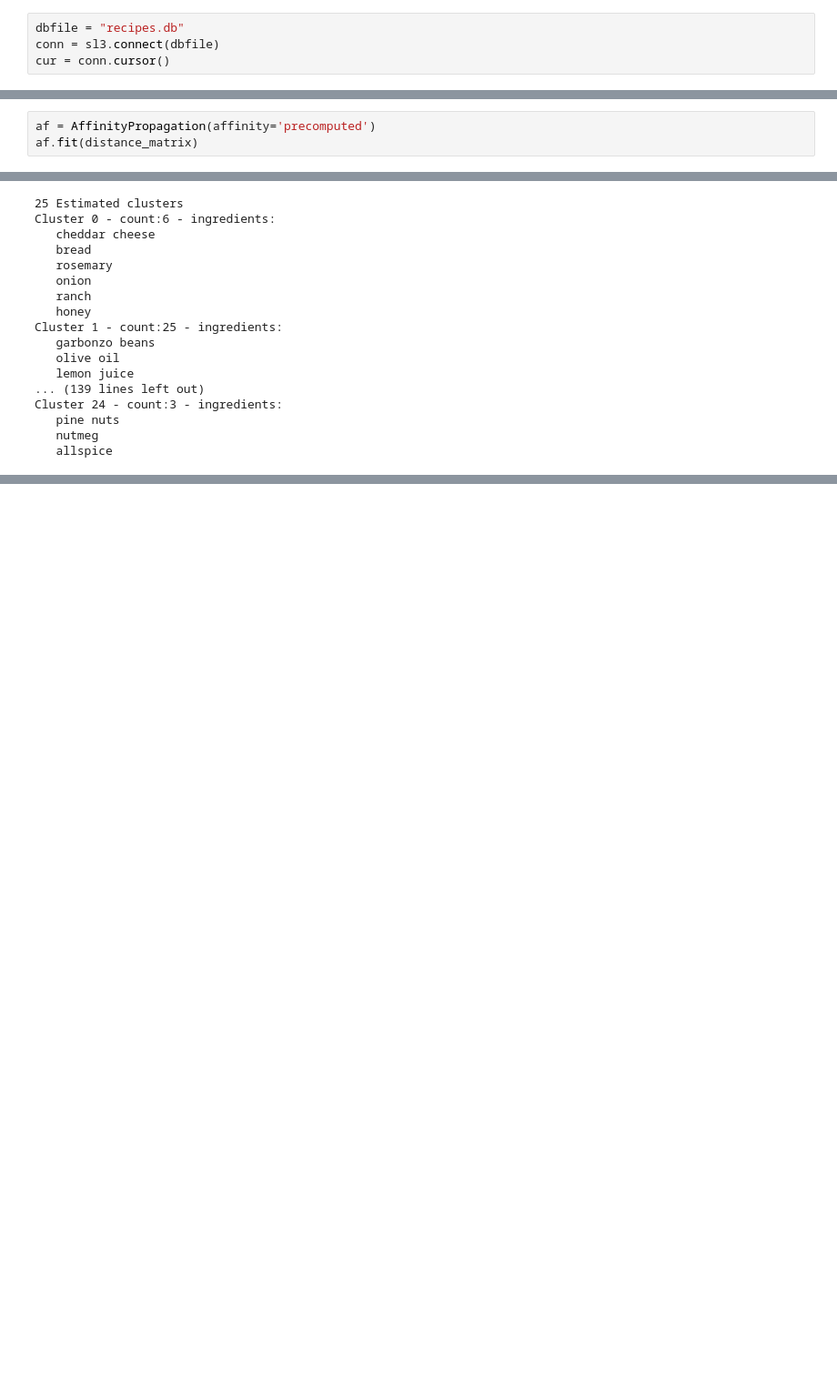
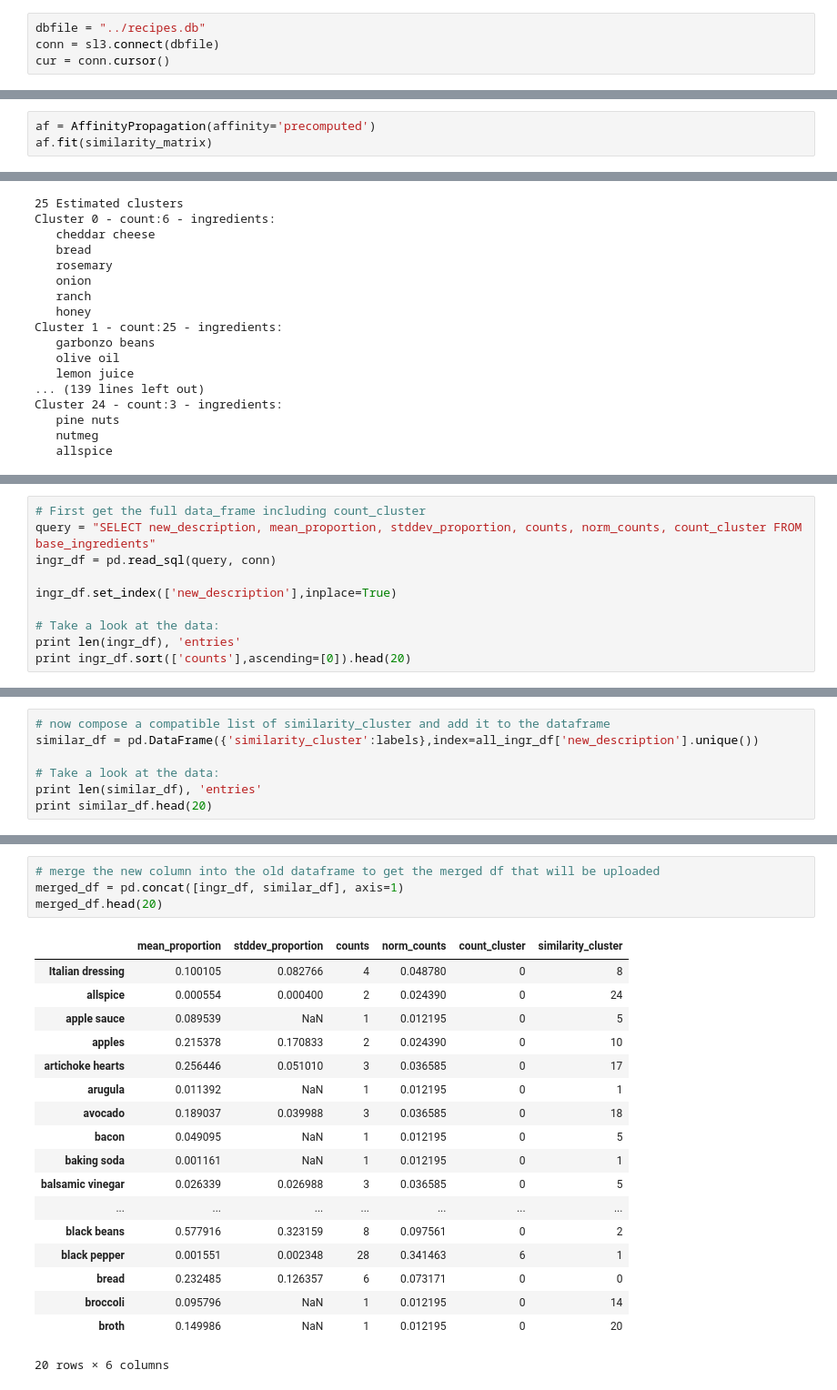
Before and after one commit to danjump/recipe_optimizer, a Jupyter notebook: analyze_data/ingredient_association_clustering.ipynb, the cells around one changed output, grey strips where cells are left out. Shown at 91% size. Drawn from its saved outputs; the diff is of its cells as text; blank space fills up the shorter version.

```diff
--- a/analyze_data/ingredient_association_clustering.ipynb
+++ b/analyze_data/ingredient_association_clustering.ipynb
@@ -5,7 +5,7 @@ import sqlite3 as sl3
 # %% [markdown]
 #Load Data From Database
 # %%
-dbfile = "recipes.db"
+dbfile = "../recipes.db"
 conn = sl3.connect(dbfile)
 cur = conn.cursor()
 # %%
@@ -64,7 +64,7 @@ for i in range(len(recipes_list)):
 from sklearn.cluster import AffinityPropagation
 # %%
 af = AffinityPropagation(affinity='precomputed')
-af.fit(distance_matrix)
+af.fit(similarity_matrix)
 # %% [output]
 AffinityPropagation(affinity='precomputed', convergence_iter=15, copy=True,
           damping=0.5, max_iter=200, preference=None, verbose=False)
@@ -98,0 +105,10 @@ Cluster 24 - count:3 - ingredients:
+# %%
+# First get the full data_frame including count_cluster
+query = "SELECT new_description, mean_proportion, stddev_proportion, counts, norm_counts, count_cluster FROM base_ingredients"
+ingr_df = pd.read_sql(query, conn)
+
+ingr_df.set_index(['new_description'],inplace=True)
+
+# Take a look at the data:
+print len(ingr_df), 'entries'
+print ingr_df.sort(['counts'],ascending=[0]).head(20)
@@ -98,0 +133,7 @@ Cluster 24 - count:3 - ingredients:
+# %%
+# now compose a compatible list of similarity_cluster and add it to the dataframe
+similar_df = pd.DataFrame({'similarity_cluster':labels},index=all_ingr_df['new_description'].unique())
+
+# Take a look at the data:
+print len(similar_df), 'entries'
+print similar_df.head(20)
@@ -98,0 +158,23 @@ Cluster 24 - count:3 - ingredients:
+# %%
+# merge the new column into the old dataframe to get the merged df that will be uploaded
+merged_df = pd.concat([ingr_df, similar_df], axis=1)
+merged_df.head(20)
+# %% [output]
+|  | mean_proportion | stddev_proportion | counts | norm_counts | count_cluster | similarity_cluster |
+| Italian dressing | 0.100105 | 0.082766 | 4 | 0.048780 | 0 | 8 |
+| allspice | 0.000554 | 0.000400 | 2 | 0.024390 | 0 | 24 |
+| apple sauce | 0.089539 | NaN | 1 | 0.012195 | 0 | 5 |
+| apples | 0.215378 | 0.170833 | 2 | 0.024390 | 0 | 10 |
+| artichoke hearts | 0.256446 | 0.051010 | 3 | 0.036585 | 0 | 17 |
+| arugula | 0.011392 | NaN | 1 | 0.012195 | 0 | 1 |
+| avocado | 0.189037 | 0.039988 | 3 | 0.036585 | 0 | 18 |
+| bacon | 0.049095 | NaN | 1 | 0.012195 | 0 | 5 |
+| baking soda | 0.001161 | NaN | 1 | 0.012195 | 0 | 1 |
+| balsamic vinegar | 0.026339 | 0.026988 | 3 | 0.036585 | 0 | 5 |
+| ... | ... | ... | ... | ... | ... | ... |
+| black beans | 0.577916 | 0.323159 | 8 | 0.097561 | 0 | 2 |
+| black pepper | 0.001551 | 0.002348 | 28 | 0.341463 | 6 | 1 |
+| bread | 0.232485 | 0.126357 | 6 | 0.073171 | 0 | 0 |
+| broccoli | 0.095796 | NaN | 1 | 0.012195 | 0 | 14 |
+| broth | 0.149986 | NaN | 1 | 0.012195 | 0 | 20 |
+20 rows × 6 columns
```
Also changed, not shown: parts of 22 cells of this notebook, 2 other files.
